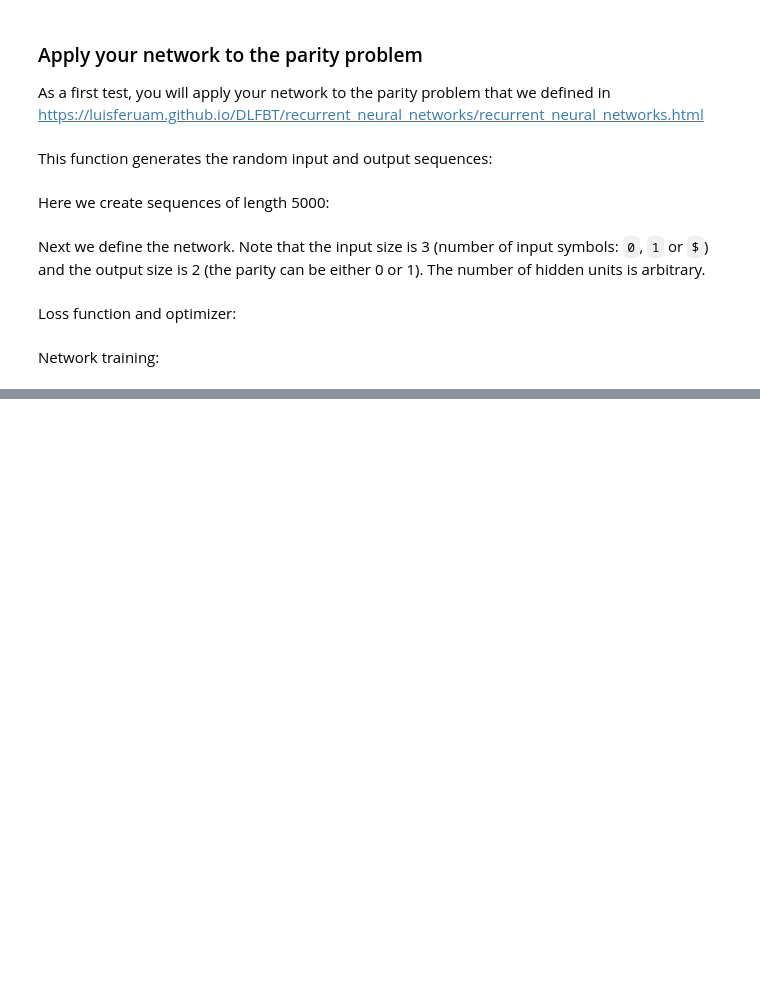
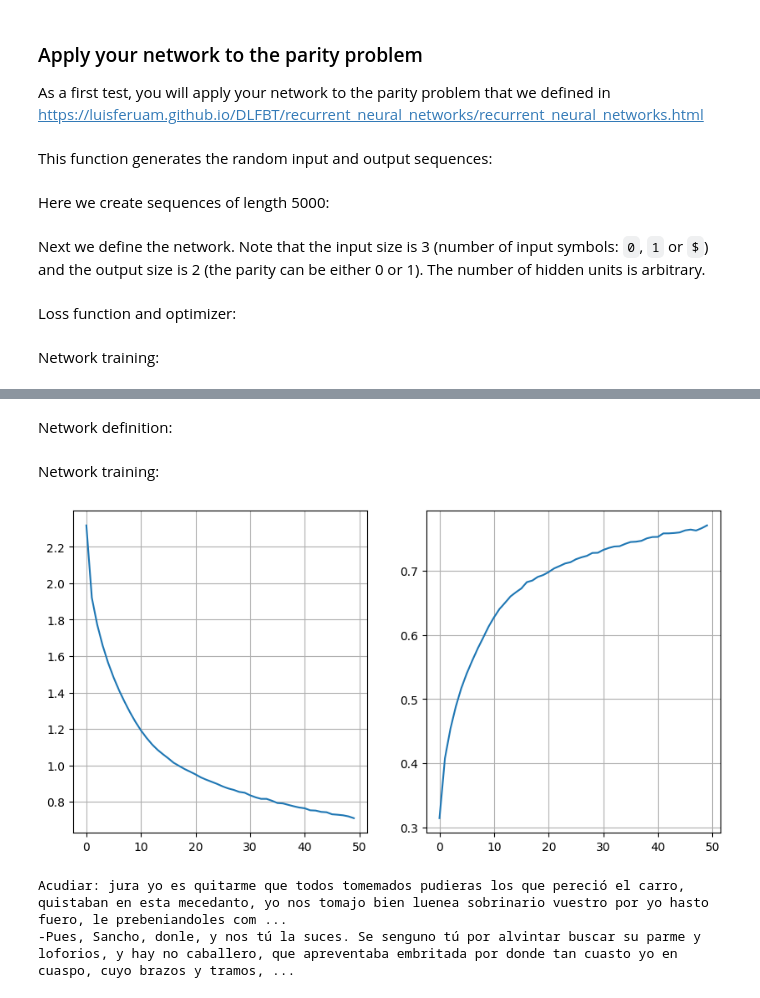
Before and after one commit to master-boda/DLFBT-LAB, a Jupyter notebook: lab3_2024.ipynb, the cells around one changed output, grey strips where cells are left out. Cells and saved outputs as stored; diff of their text form; code cells hidden in the pictures; blank space fills up the shorter version.

```diff
--- a/lab3_2024.ipynb
+++ b/lab3_2024.ipynb
@@ -900,0 +933,5 @@ Show examples of the generated text and comment on your results.
+# %%
+x = z_one_hot[:-1]
+t = z_one_hot[1:]
+print(x.shape)
+print(t.shape)
@@ -900,0 +943,34 @@ Show examples of the generated text and comment on your results.
+# %%
+from scipy.special import softmax
+
+def categorical(p):
+  return (p.cumsum() >= np.random.uniform(size=1)[0]).argmax()
+
+def generate(net, first_symbol, length):
+  state = (torch.zeros(1, hidden_size), torch.zeros(1, hidden_size))
+  x = torch.tensor(1*(symbols[None, :] == first_symbol), dtype=torch.float)
+
+  print(first_symbol, end='')
+
+  for i in range(length):
+    output, state = net(x, state)
+    x = output.detach()
+    probs = softmax(x.numpy().ravel())
+    ix = categorical(probs)
+    newchar = ix_to_char[ix]
+    x = torch.tensor(1*(symbols[None, :] == newchar), dtype=torch.float)
+    print(newchar, end='')
+
+  print()
+# %% [markdown]
+Network definition:
+# %%
+hidden_size = 200
+input_size = symbols.shape[0]
+output_size = symbols.shape[0]
+net = SequenceModelingNetwork(input_size, hidden_size, output_size)
+# %%
+criterion = nn.CrossEntropyLoss()
+optimizer = optim.Adam(net.parameters())
+# %% [markdown]
+Network training:
@@ -900,0 +1026,16 @@ Show examples of the generated text and comment on your results.
+# %%
+plt.figure(figsize=(10, 5))
+plt.subplot(1, 2, 1)
+plt.plot(hh)
+plt.grid(True)
+plt.subplot(1, 2, 2)
+plt.plot(acc)
+plt.grid(True)
+plt.show()
+# %% [output]
+[figure, added]
+# %%
+generate(net, 'A', 500)
+# %% [output]
+Acudiar: jura yo es quitarme que todos tomemados pudieras los que pereció el carro, quistaban en esta mecedanto, yo nos tomajo bien luenea sobrinario vuestro por yo hasto fuero, le prebeniandoles com ...
+-Pues, Sancho, donle, y nos tú la suces. Se senguno tú por alvintar buscar su parme y loforios, y hay no caballero, que apreventaba embritada por donde tan cuasto yo en cuaspo, cuyo brazos y tramos, ...
```
Also changed, not shown: parts of 18 cells of this notebook.
